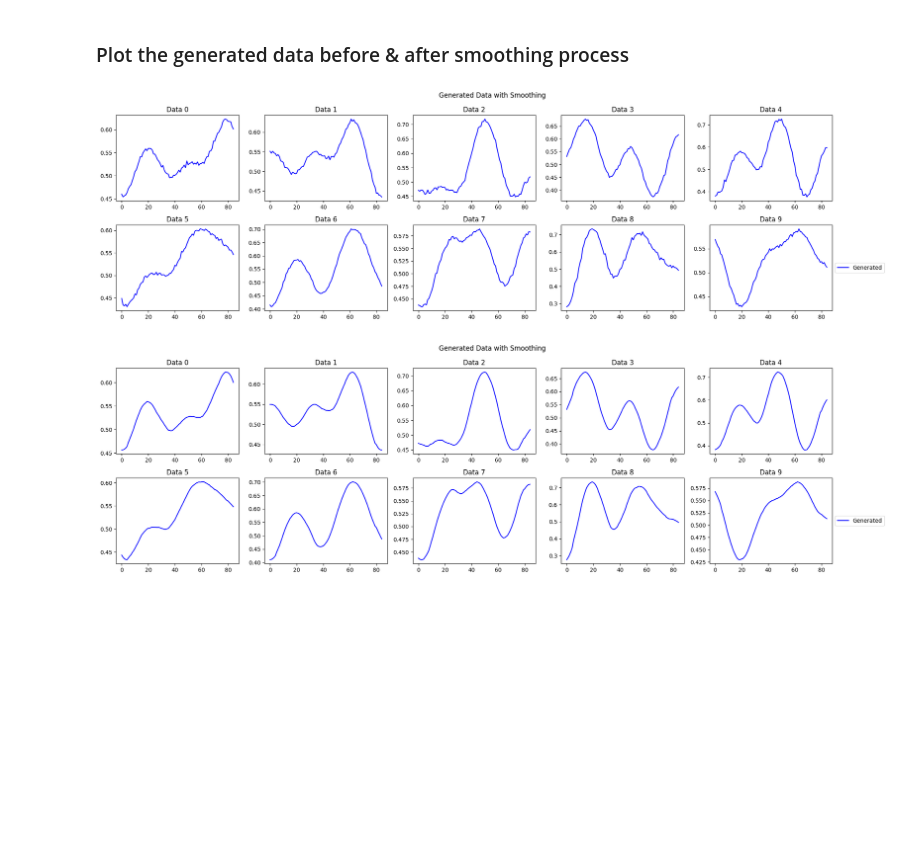
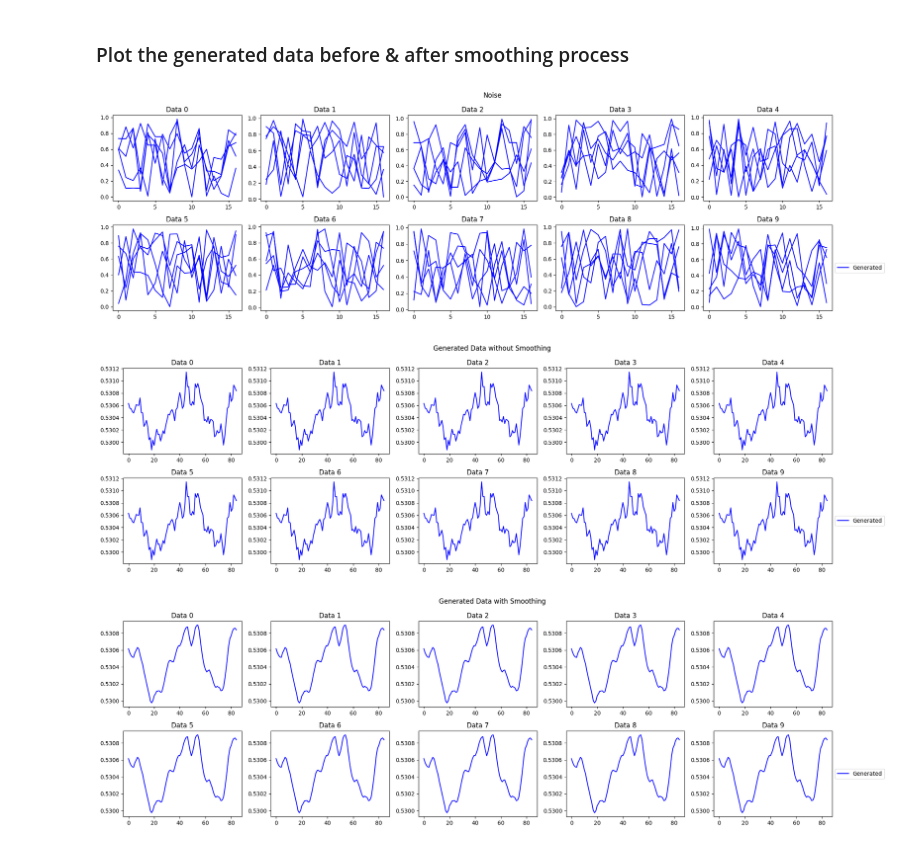
Before and after one commit to yokahealthcare/Anasa-GAN, a Jupyter notebook: [Main v2] [AE] [RNN] Breathing_Wave.ipynb, the cells around one changed output. Drawn from its saved outputs; the diff is of its cells as text; code cells hidden in the pictures; blank space fills up the shorter version.

Commit message:
Configured using RNN LSTM GridSearchCV

```diff
--- a/[Main v2] [AE] [RNN] Breathing_Wave.ipynb
+++ b/[Main v2] [AE] [RNN] Breathing_Wave.ipynb
@@ -246,10 +264,10 @@ def plot_graph(tran_X, reconstructed, loss, num_samples=20):
 # %% [markdown]
 ### Testing the model
 # %%
-def test_model(tran_X, encoder_model, decoder_model):
+def test_model(tran_X_3d, tran_X, encoder_model, decoder_model):
   # encode & decode the wave
   print("Encoding...")
-  encoded = encoder_model.predict(tran_X)
+  encoded = encoder_model.predict(tran_X_3d)
   print("Decoding...")
   decoded = decoder_model.predict(encoded)
 
@@ -269,7 +287,7 @@ def test_model(tran_X, encoder_model, decoder_model):
 # %%
 def run_all(X):
   # Preprocessed the data
-  tran_X = preprocessor(X, x_type="MinMaxScaler")
+  tran_X, tran_X_3d = preprocessor(X, x_type="MinMaxScaler")
 
   # start the grid search cross validation process
   # Define the hyperparameters and their values to search
@@ -280,14 +298,14 @@ def run_all(X):
       'model__init_mode': ['glorot_uniform']
   }
 
-  grid_search = fit_and_print(tran_X, params=param_grid, cv=2, n_jobs=-1)
+  grid_search = fit_and_print(tran_X_3d, tran_X, params=param_grid, cv=2, n_jobs=-1)
 
   # Saving the model
   dir = os.getcwd()
-  gs_csv, main_model, encoder_model, decoder_model = save_all(tran_X, dir, grid_search)
+  gs_csv, main_model, encoder_model, decoder_model = save_all(tran_X_3d, tran_X, dir, grid_search)
 
   # Testing the model
-  test_model(tran_X, encoder_model, decoder_model)
+  test_model(tran_X_3d, tran_X, encoder_model, decoder_model)
 
   return gs_csv, main_model, encoder_model, decoder_model
 # %% [markdown]
@@ -333,7 +351,7 @@ Decoding...
 # %% [markdown]
 ### Define a function to plotting the generated data result
 # %%
-def plot_graph_generated(generated_data, num_samples=10):
+def plot_graph_generated(generated_data, num_samples=10, title="You can write the title"):
   # Create figure and axis objects
   row = int(num_samples / 5)
 
@@ -352,7 +370,7 @@ def plot_graph_generated(generated_data, num_samples=10):
   plt.legend(labels=["Generated"], loc='center left', bbox_to_anchor=(1, 0.5))
 
   # title
-  plt.suptitle("Generated Data with Smoothing")
+  plt.suptitle(title)
 
   # Customize the overall layout
   plt.tight_layout()
@@ -364,8 +382,9 @@ def plot_graph_generated(generated_data, num_samples=10):
 # %%
 # Set the number of data points to generate
 generated_samples = 10
+num_samples = 5
 # Randomly sample latent vectors from a predefined range
-noise_vectors = np.random.rand(*(generated_samples, 85))
+noise_vectors = np.random.rand(*(generated_samples, int(85/num_samples), 5))
 # Generate new data by decoding the latent vectors
 generated_data = main_model.predict(noise_vectors)
 # %% [output]
@@ -374,11 +393,14 @@ generated_data = main_model.predict(noise_vectors)
 ### Plot the generated data before & after smoothing process
 # %%
 # Plot the graph before smoothing process
-plot_graph_generated(generated_data, num_samples=generated_samples)
+plot_graph_generated(noise_vectors, num_samples=generated_samples, title="Noise")
+# Plot the graph before smoothing process
+plot_graph_generated(generated_data, num_samples=generated_samples, title="Generated Data without Smoothing")
 # Apply the Savitzky-Golay filter
 generated_data_smoothed = smooth_wave(generated_data)
 # Plot the graph after smoothing process
-plot_graph_generated(generated_data_smoothed, num_samples=generated_samples)
+plot_graph_generated(generated_data_smoothed, num_samples=generated_samples, title="Generated Data with Smoothing")
 # %% [output]
-[figure, old version]
+[figure, new version]
-[figure, old version]
+[figure, new version]
+[figure, added]
```
Also changed, not shown: parts of 7 cells of this notebook.
